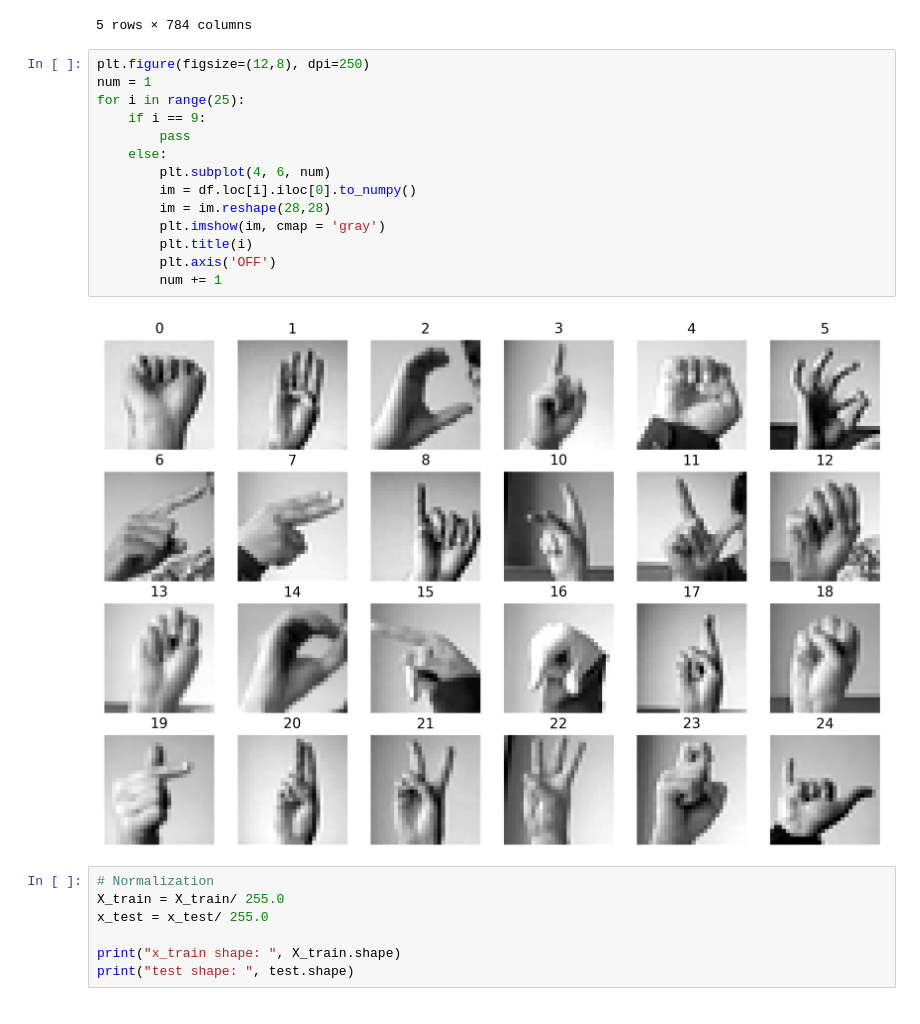
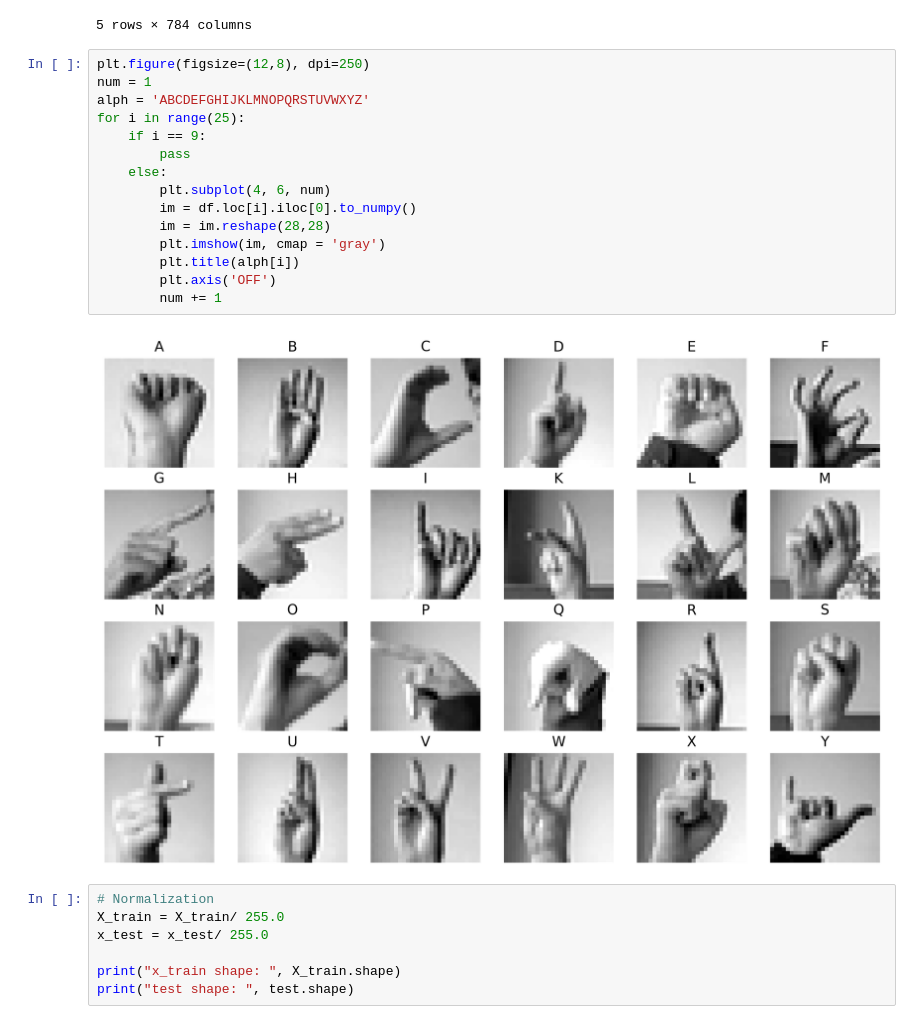
Before and after one commit to riyazunt/Hand_Gesture_Writing, a Jupyter notebook: Hand_Gesture.ipynb, the cells around one changed output. Cells and saved outputs as stored; diff of their text form.

```diff
--- a/Hand_Gesture.ipynb
+++ b/Hand_Gesture.ipynb
@@ -154,19 +139,20 @@ df.head()
 # %%
 plt.figure(figsize=(12,8), dpi=250)
 num = 1
+alph = 'ABCDEFGHIJKLMNOPQRSTUVWXYZ'
 for i in range(25):
     if i == 9:
         pass
     else:
         plt.subplot(4, 6, num)
         im = df.loc[i].iloc[0].to_numpy()
         im = im.reshape(28,28)
         plt.imshow(im, cmap = 'gray')
-        plt.title(i)
+        plt.title(alph[i])
         plt.axis('OFF')
         num += 1
 # %% [output]
-[figure, old version]
+[figure, new version]
 # %%
 # Normalization
 X_train = X_train/ 255.0
```
Also changed, not shown: parts of 43 cells of this notebook.
